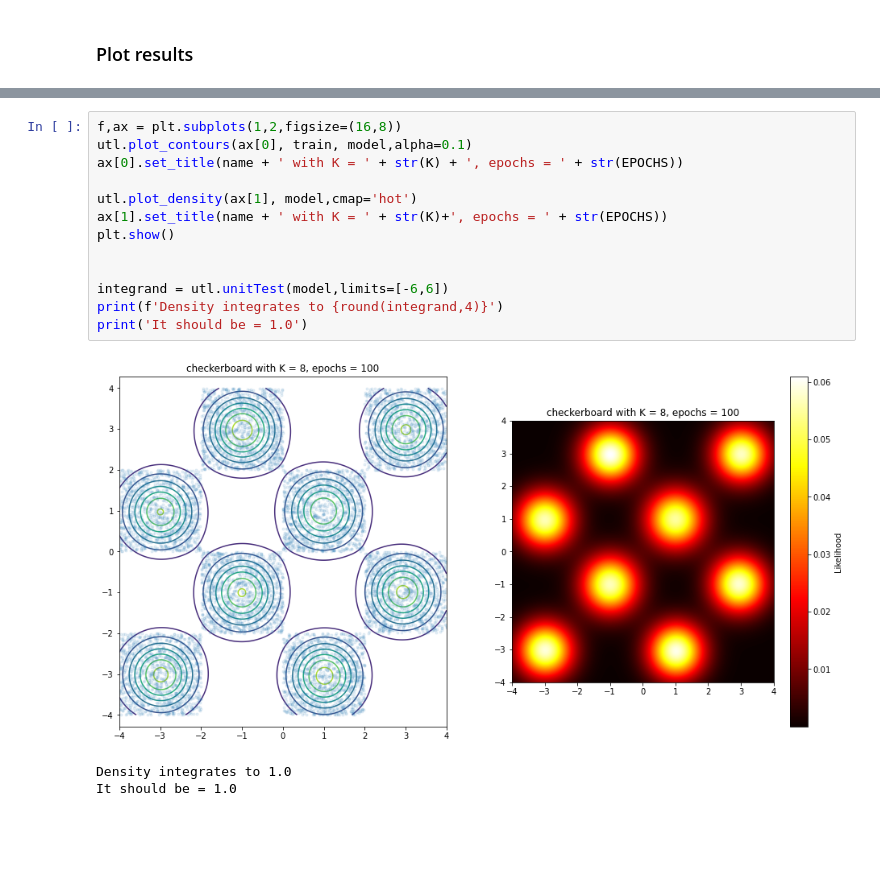
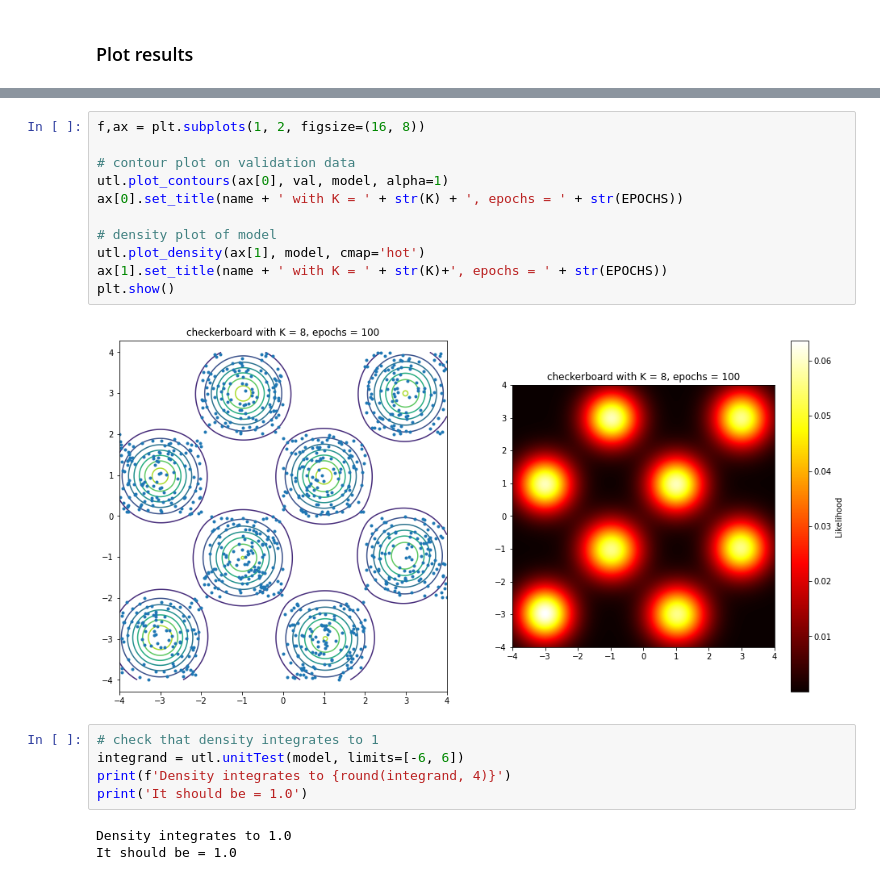
Before and after one commit to simonamtoft/tfde-tfp, a Jupyter notebook: notebooks/Gaussian CP Decomposition.ipynb, the cells around one changed output, grey strips where cells are left out. Drawn from its saved outputs; the diff is of its cells as text; blank space fills up the shorter version.

Commit message:
results on val instead of train

```diff
--- a/notebooks/Gaussian CP Decomposition.ipynb
+++ b/notebooks/Gaussian CP Decomposition.ipynb
@@ -86,17 +90,21 @@ plt.show()
 # %%
-f,ax = plt.subplots(1,2,figsize=(16,8))
-utl.plot_contours(ax[0], train, model,alpha=0.1)
+f,ax = plt.subplots(1, 2, figsize=(16, 8))
+
+# contour plot on validation data
+utl.plot_contours(ax[0], val, model, alpha=1)
 ax[0].set_title(name + ' with K = ' + str(K) + ', epochs = ' + str(EPOCHS))
 
-utl.plot_density(ax[1], model,cmap='hot')
+# density plot of model
+utl.plot_density(ax[1], model, cmap='hot')
 ax[1].set_title(name + ' with K = ' + str(K)+', epochs = ' + str(EPOCHS))
 plt.show()
-
-
-integrand = utl.unitTest(model,limits=[-6,6])
-print(f'Density integrates to {round(integrand,4)}')
-print('It should be = 1.0')
 # %% [output]
-[figure, old version]
+[figure, new version]
-Density integrates to 1.0
-It should be = 1.0
+# %%
+# check that density integrates to 1
+integrand = utl.unitTest(model, limits=[-6, 6])
+print(f'Density integrates to {round(integrand, 4)}')
+print('It should be = 1.0')
+# %% [output]
+Density integrates to 1.0
+It should be = 1.0
```
Also changed, not shown: parts of 4 cells of this notebook.
